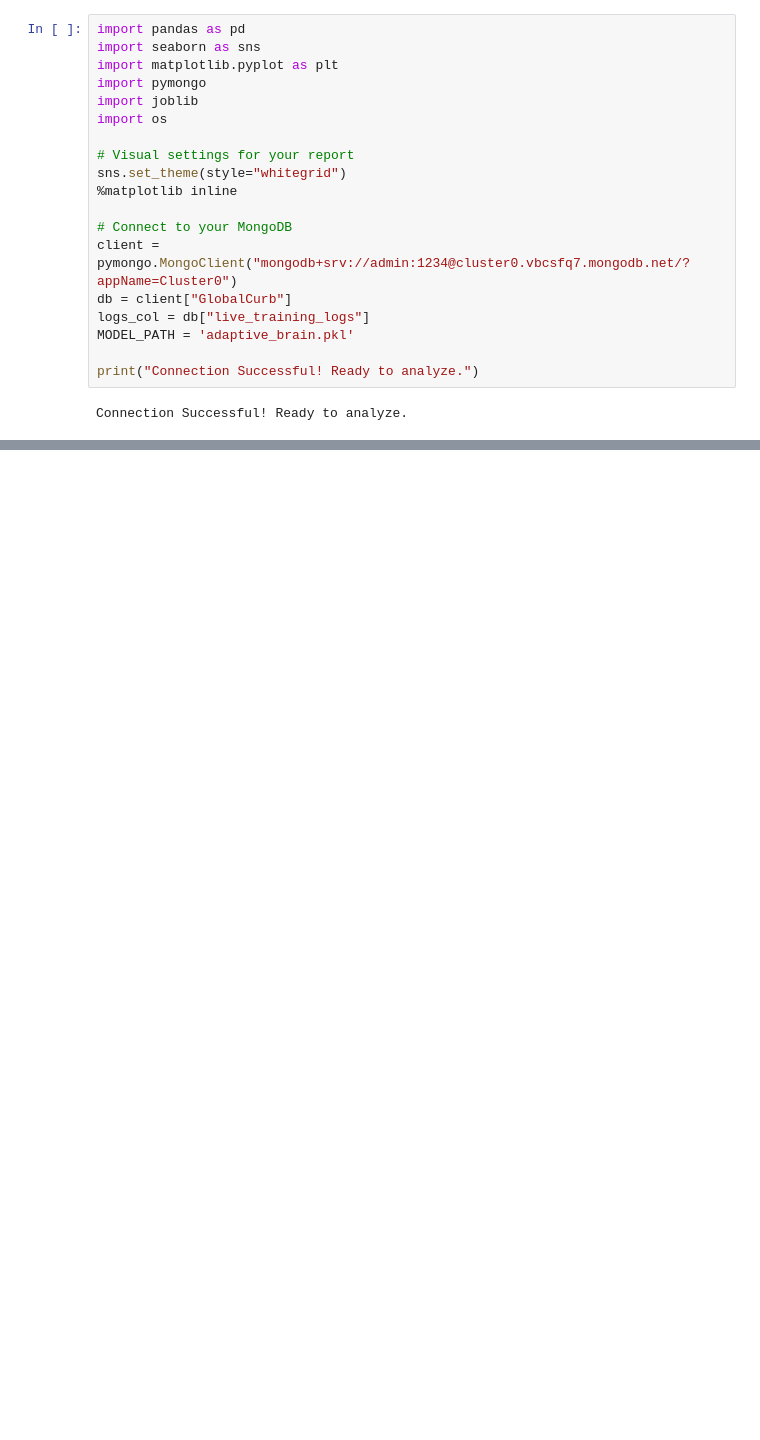
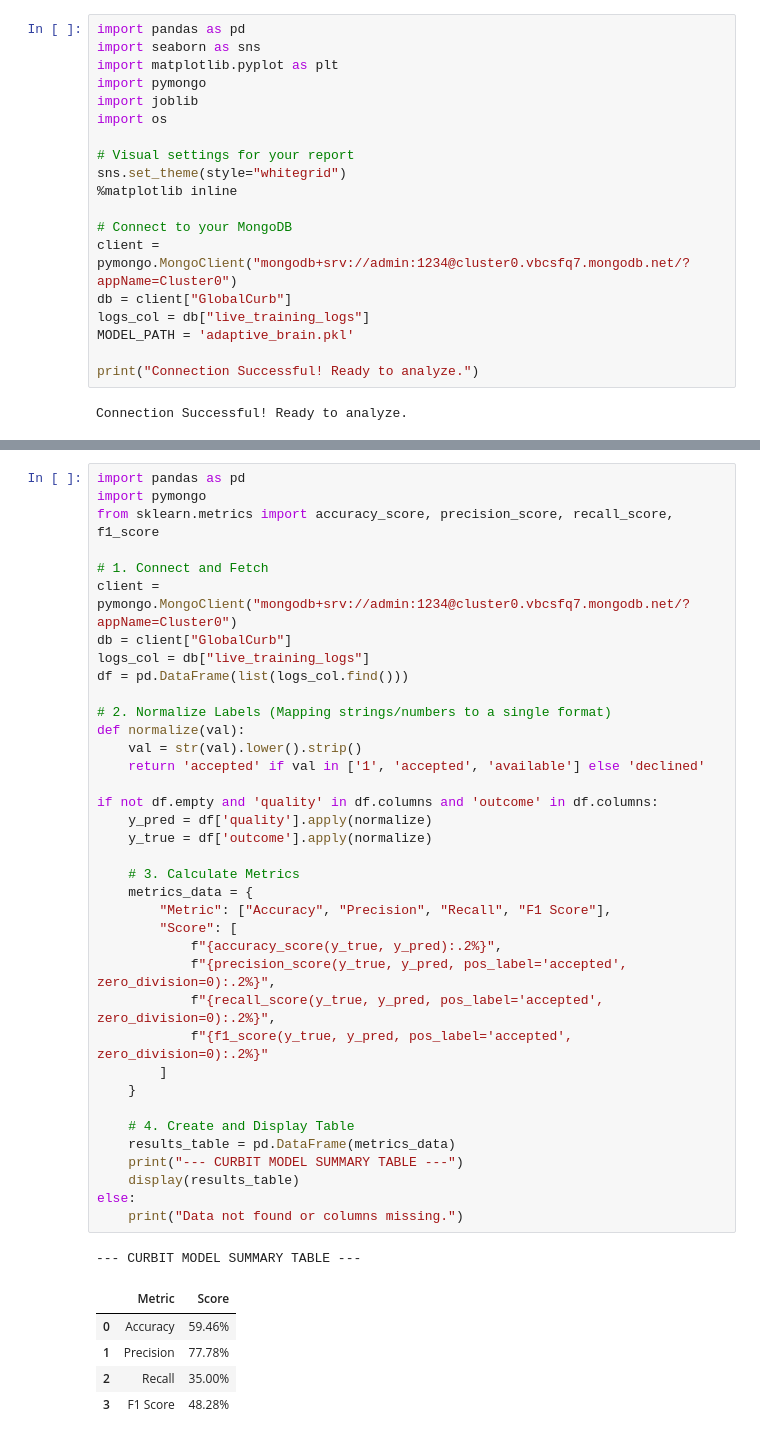
Before and after one commit to ritikapopalghat/Curbit, a Jupyter notebook: Untitled.ipynb, the cells around one changed output, grey strips where cells are left out. Drawn from its saved outputs; the diff is of its cells as text; blank space fills up the shorter version.

```diff
--- a/Untitled.ipynb
+++ b/Untitled.ipynb
@@ -104,0 +105,44 @@ plt.show()
+# %%
+import pandas as pd
+import pymongo
+from sklearn.metrics import accuracy_score, precision_score, recall_score, f1_score
+
+# 1. Connect and Fetch
+client = pymongo.MongoClient("mongodb+srv://admin:1234@cluster0.vbcsfq7.mongodb.net/?appName=Cluster0")
+db = client["GlobalCurb"]
+logs_col = db["live_training_logs"]
+df = pd.DataFrame(list(logs_col.find()))
+
+# 2. Normalize Labels (Mapping strings/numbers to a single format)
+def normalize(val):
+    val = str(val).lower().strip()
+    return 'accepted' if val in ['1', 'accepted', 'available'] else 'declined'
+
+if not df.empty and 'quality' in df.columns and 'outcome' in df.columns:
+    y_pred = df['quality'].apply(normalize)
+    y_true = df['outcome'].apply(normalize)
+
+    # 3. Calculate Metrics
+    metrics_data = {
+        "Metric": ["Accuracy", "Precision", "Recall", "F1 Score"],
+        "Score": [
+            f"{accuracy_score(y_true, y_pred):.2%}",
+            f"{precision_score(y_true, y_pred, pos_label='accepted', zero_division=0):.2%}",
+            f"{recall_score(y_true, y_pred, pos_label='accepted', zero_division=0):.2%}",
+            f"{f1_score(y_true, y_pred, pos_label='accepted', zero_division=0):.2%}"
+        ]
+    }
+
+    # 4. Create and Display Table
+    results_table = pd.DataFrame(metrics_data)
+    print("--- CURBIT MODEL SUMMARY TABLE ---")
+    display(results_table)
+else:
+    print("Data not found or columns missing.")
+# %% [output]
+--- CURBIT MODEL SUMMARY TABLE ---
+|  | Metric | Score |
+| 0 | Accuracy | 59.46% |
+| 1 | Precision | 77.78% |
+| 2 | Recall | 35.00% |
+| 3 | F1 Score | 48.28% |
```
Also changed, not shown: parts of 5 cells of this notebook.
